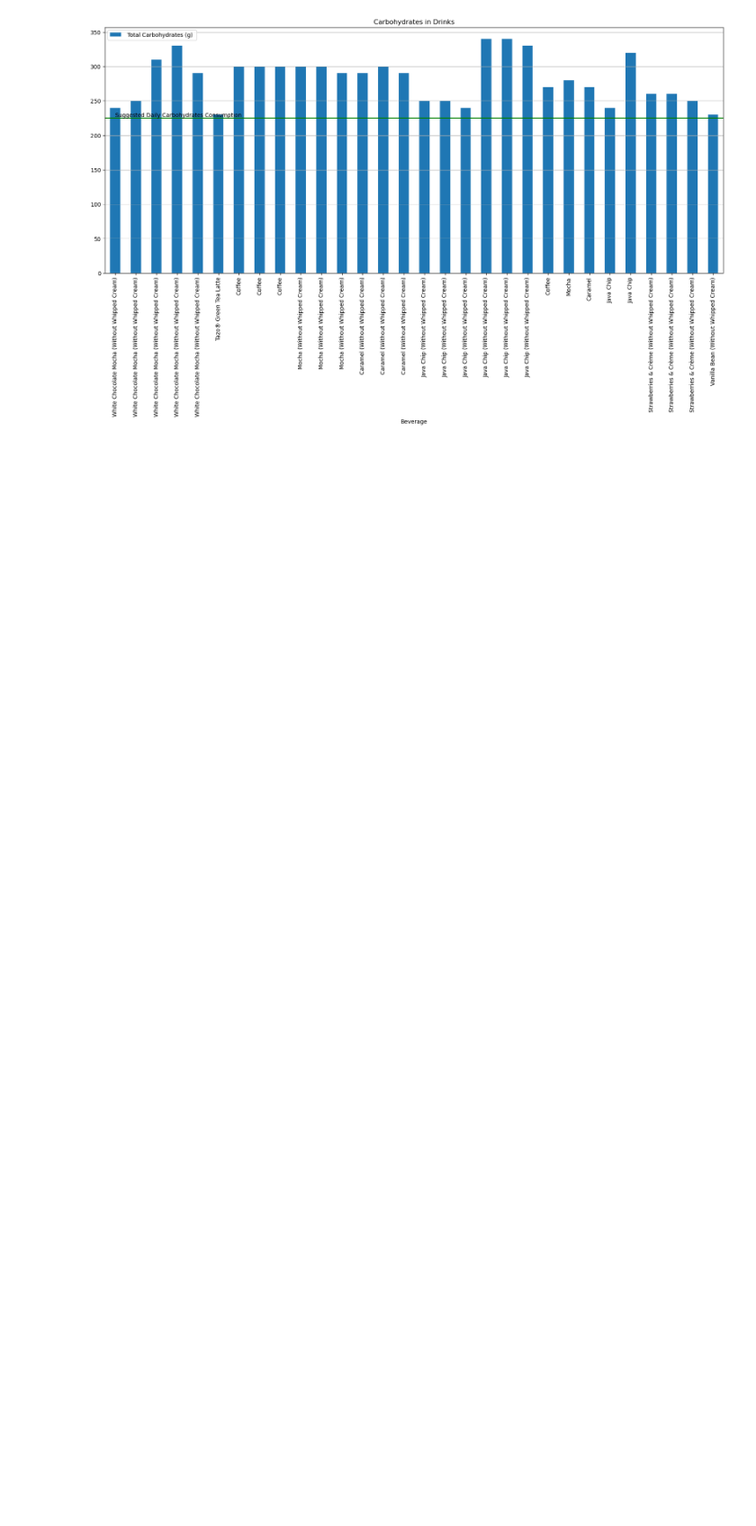
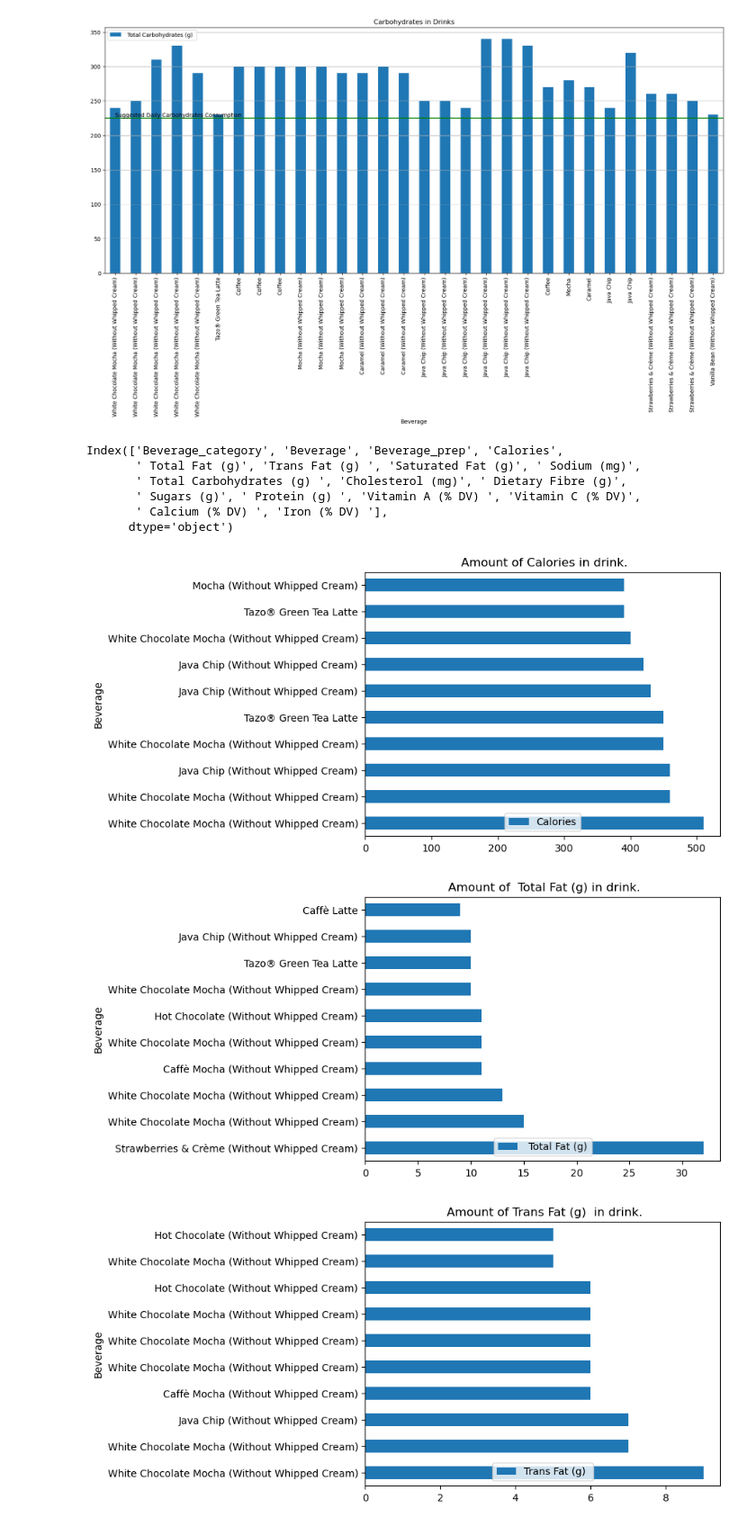
Before and after one commit to tucsonboy/springboard, a Jupyter notebook: Starbucks.ipynb, the cells around one changed output. Shown at 90% size. Saved outputs shown, nothing was run; the diff lists cells and outputs as text; code cells hidden in the pictures; blank space fills up the shorter version.

```diff
--- a/Starbucks.ipynb
+++ b/Starbucks.ipynb
@@ -223,3 +224,25 @@ bar_plot.axhline(y=225, color= 'green', linewidth=2,)
 bar_plot.text(x= 0, y=227, s='Suggested Daily Carbohydrates Consumption');
 # %% [output]
 [figure]
+# %%
+df1.
+# %% [output]
+Index(['Beverage_category', 'Beverage', 'Beverage_prep', 'Calories',
+       ' Total Fat (g)', 'Trans Fat (g) ', 'Saturated Fat (g)', ' Sodium (mg)',
+       ' Total Carbohydrates (g) ', 'Cholesterol (mg)', ' Dietary Fibre (g)',
+       ' Sugars (g)', ' Protein (g) ', 'Vitamin A (% DV) ', 'Vitamin C (% DV)',
+       ' Calcium (% DV) ', 'Iron (% DV) '],
+      dtype='object')
+# %%
+possible = [' Total Carbohydrates (g) ', 'Cholesterol (mg)', ' Dietary Fibre (g)']
+
+for column in df1:
+    if is_numeric_dtype(df1[column]) == True:
+        suzy = df1[['Beverage', column]]
+        top_10 = suzy.nlargest(10, column)
+        t = top_10.plot(kind = 'barh', x = 'Beverage', y = column, title = f' Amount of {column} in drink.');
+        t.legend(loc='lower center')
+# %% [output]
+[figure, added]
+[figure, added]
+[figure, added]
```
Also changed, not shown: parts of 4 cells of this notebook.
